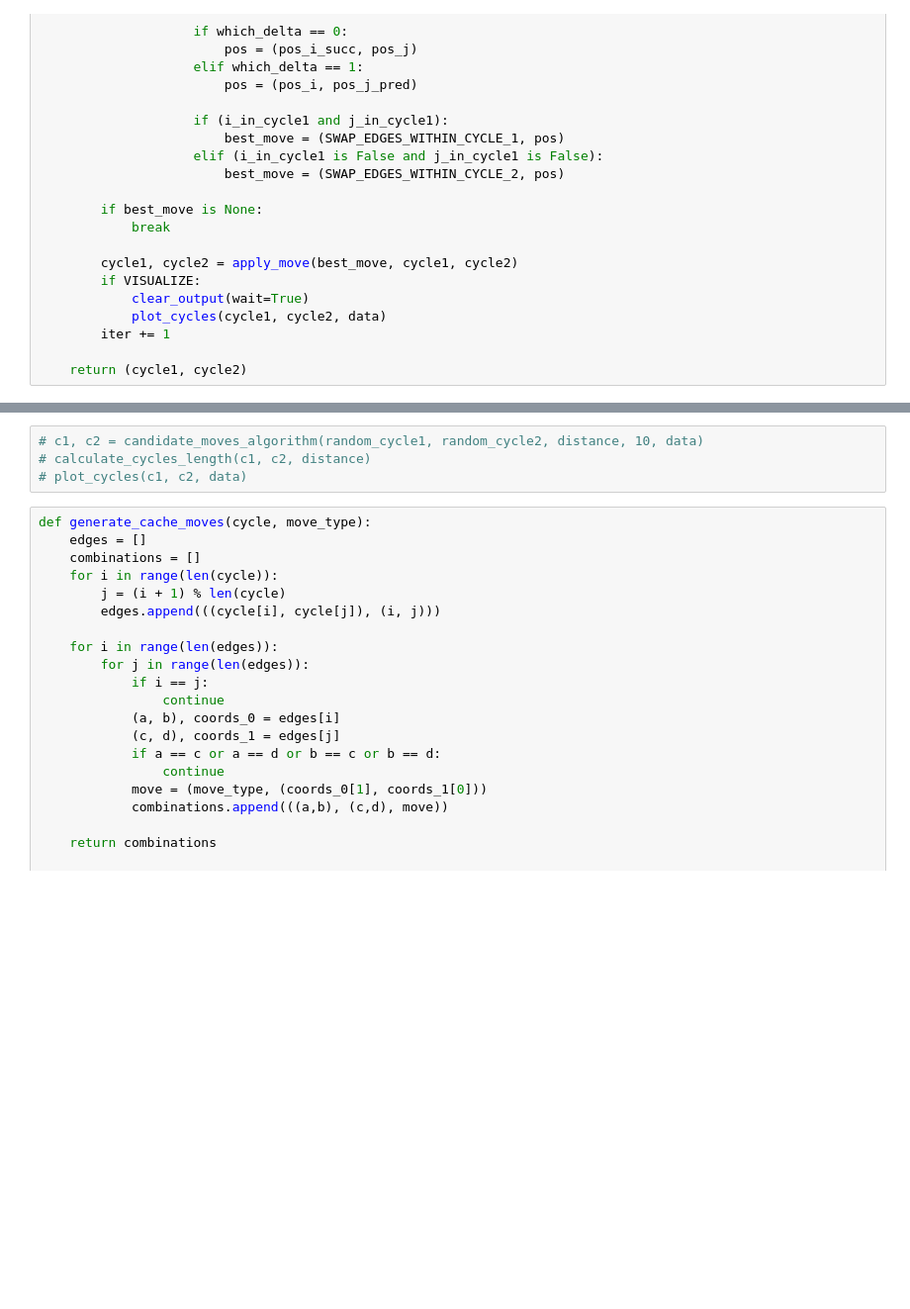
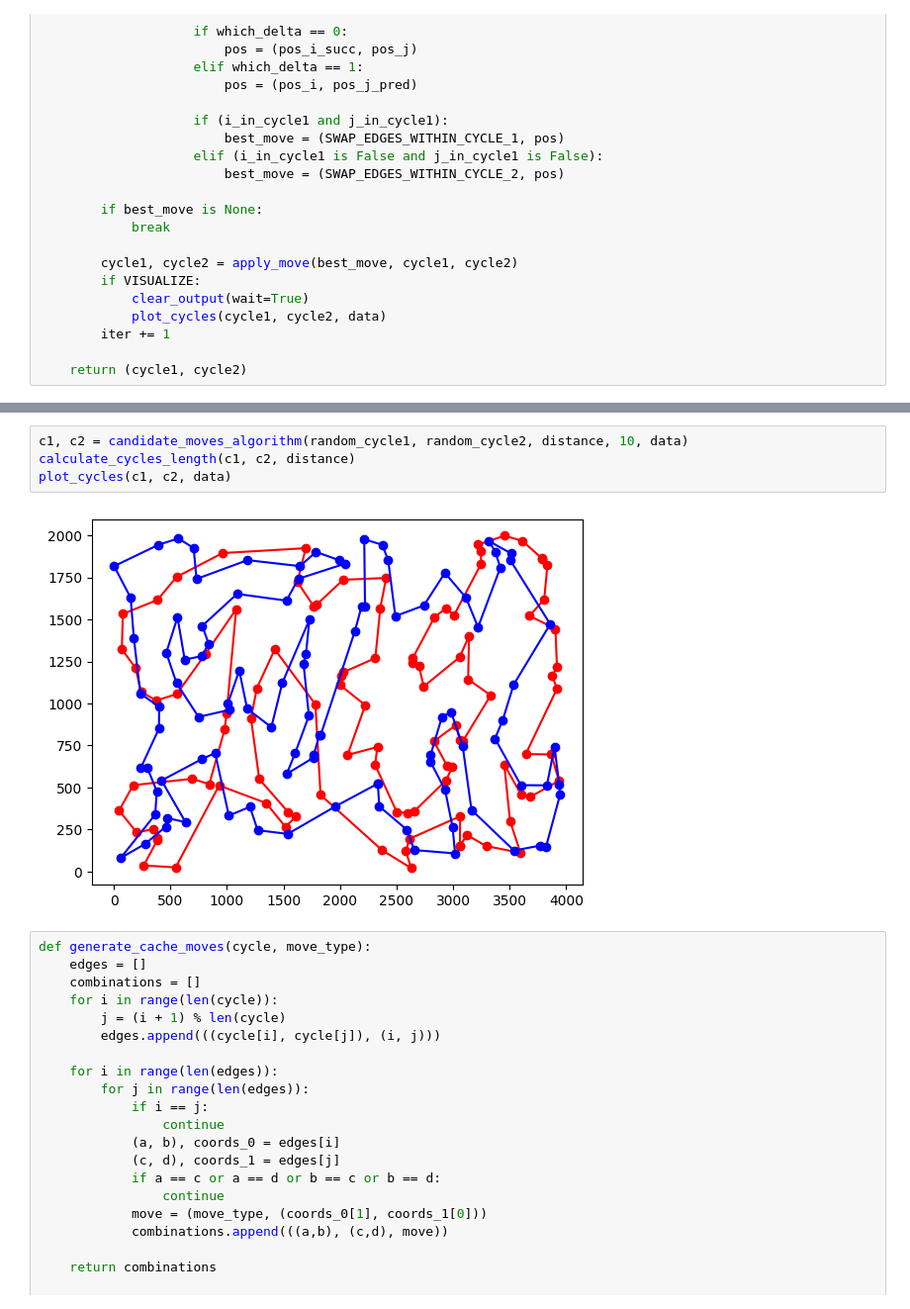
Before and after one commit to majsterkovic/imo, a Jupyter notebook: lab3/local-search-python/code.ipynb, the cells around one changed output, grey strips where cells are left out. Shown at 99% size. Cells and saved outputs as stored; diff of their text form; blank space fills up the shorter version.

```diff
--- a/lab3/local-search-python/code.ipynb
+++ b/lab3/local-search-python/code.ipynb
@@ -396,7 +390,9 @@ plot_cycles(random_cycle1, random_cycle2, data)
 # %%
-# c1, c2 = candidate_moves_algorithm(random_cycle1, random_cycle2, distance, 10, data)
-# calculate_cycles_length(c1, c2, distance)
-# plot_cycles(c1, c2, data)
+c1, c2 = candidate_moves_algorithm(random_cycle1, random_cycle2, distance, 10, data)
+calculate_cycles_length(c1, c2, distance)
+plot_cycles(c1, c2, data)
+# %% [output]
+[figure, added]
 # %%
 def generate_cache_moves(cycle, move_type):
     edges = []
```
Also changed, not shown: parts of 10 cells of this notebook.
